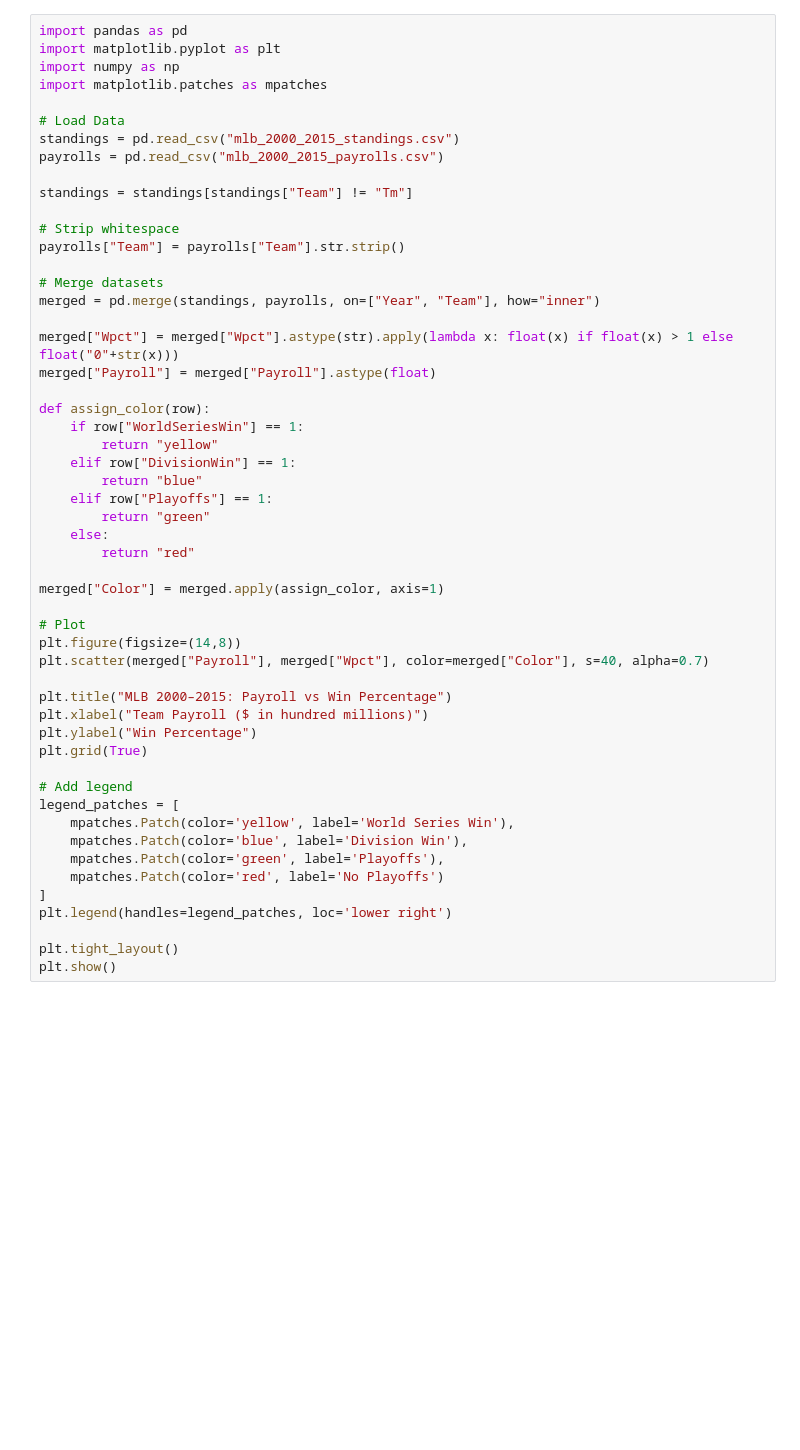
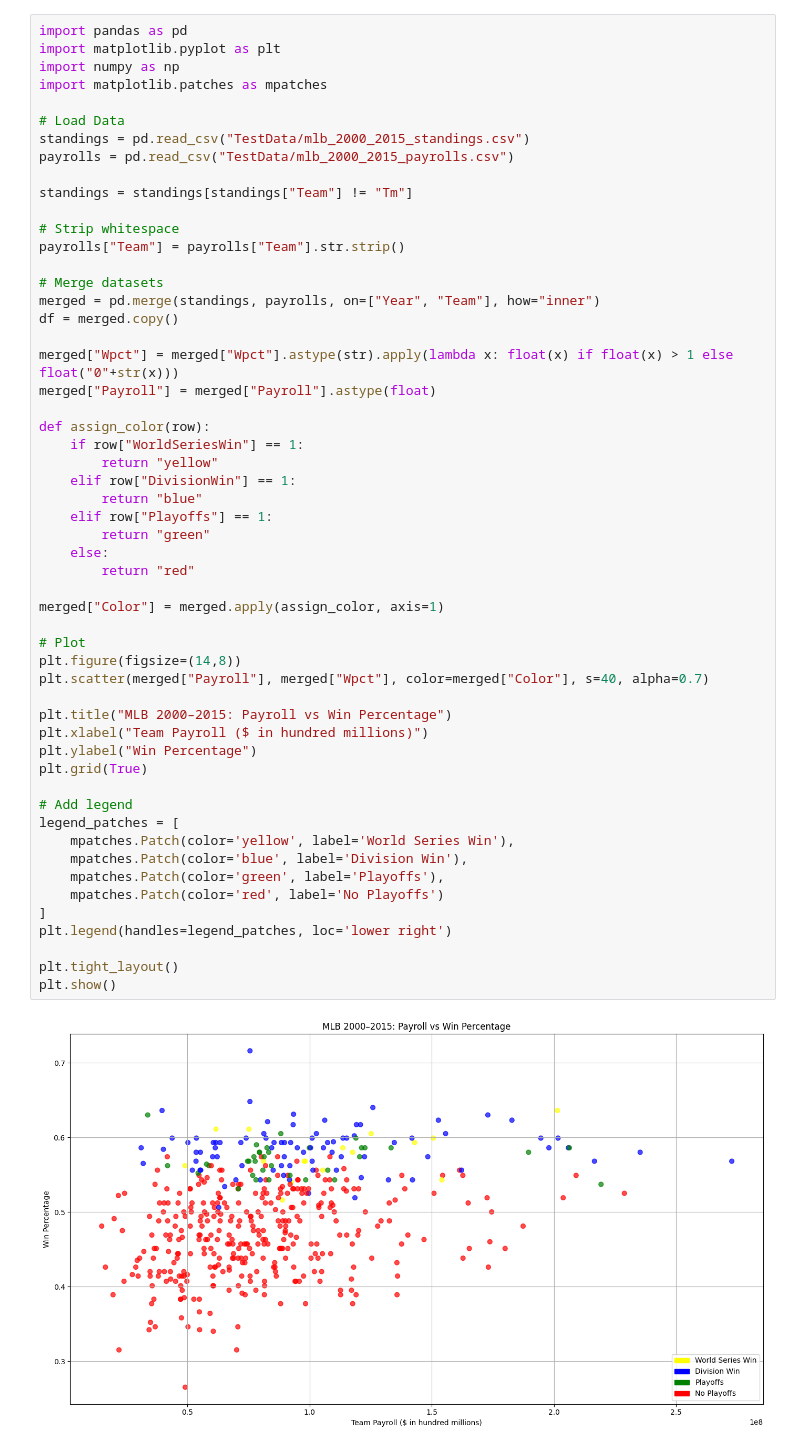
Before and after one commit to brendanmcoyne/CS506-FinalProject, a Jupyter notebook: Graphs.ipynb, the cells around one changed output. Saved outputs shown, nothing was run; the diff lists cells and outputs as text; blank space fills up the shorter version.

```diff
--- a/Graphs.ipynb
+++ b/Graphs.ipynb
@@ -5,8 +44,8 @@ import numpy as np
 import matplotlib.patches as mpatches
 
 # Load Data
-standings = pd.read_csv("mlb_2000_2015_standings.csv")
-payrolls = pd.read_csv("mlb_2000_2015_payrolls.csv")
+standings = pd.read_csv("TestData/mlb_2000_2015_standings.csv")
+payrolls = pd.read_csv("TestData/mlb_2000_2015_payrolls.csv")
 
 standings = standings[standings["Team"] != "Tm"]
 
@@ -15,6 +54,7 @@ payrolls["Team"] = payrolls["Team"].str.strip()
 
 # Merge datasets
 merged = pd.merge(standings, payrolls, on=["Year", "Team"], how="inner")
+df = merged.copy()
 
 merged["Wpct"] = merged["Wpct"].astype(str).apply(lambda x: float(x) if float(x) > 1 else float("0"+str(x)))
 merged["Payroll"] = merged["Payroll"].astype(float)
@@ -24,30 +64,32 @@ def assign_color(row):
         return "yellow"
     elif row["DivisionWin"] == 1:
         return "blue"
     elif row["Playoffs"] == 1:
         return "green"
     else:
         return "red"
 
 merged["Color"] = merged.apply(assign_color, axis=1)
 
 # Plot
 plt.figure(figsize=(14,8))
 plt.scatter(merged["Payroll"], merged["Wpct"], color=merged["Color"], s=40, alpha=0.7)
 
 plt.title("MLB 2000–2015: Payroll vs Win Percentage")
 plt.xlabel("Team Payroll ($ in hundred millions)")
 plt.ylabel("Win Percentage")
 plt.grid(True)
 
 # Add legend
 legend_patches = [
     mpatches.Patch(color='yellow', label='World Series Win'),
     mpatches.Patch(color='blue', label='Division Win'),
     mpatches.Patch(color='green', label='Playoffs'),
     mpatches.Patch(color='red', label='No Playoffs')
 ]
 plt.legend(handles=legend_patches, loc='lower right')
 
 plt.tight_layout()
 plt.show()
+# %% [output]
+[figure, added]
```
Also changed, not shown: parts of 25 cells of this notebook, 8 other files.
